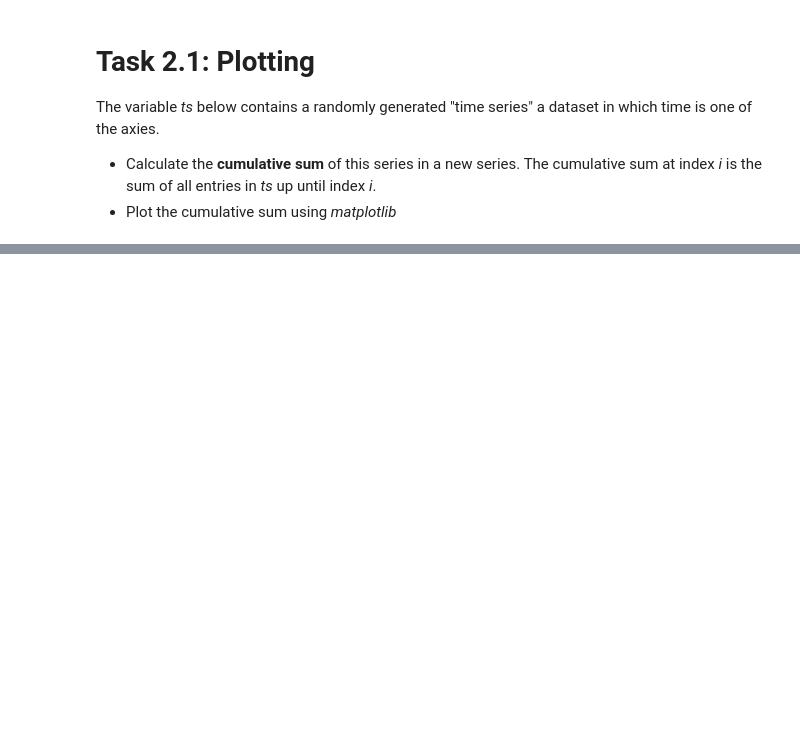
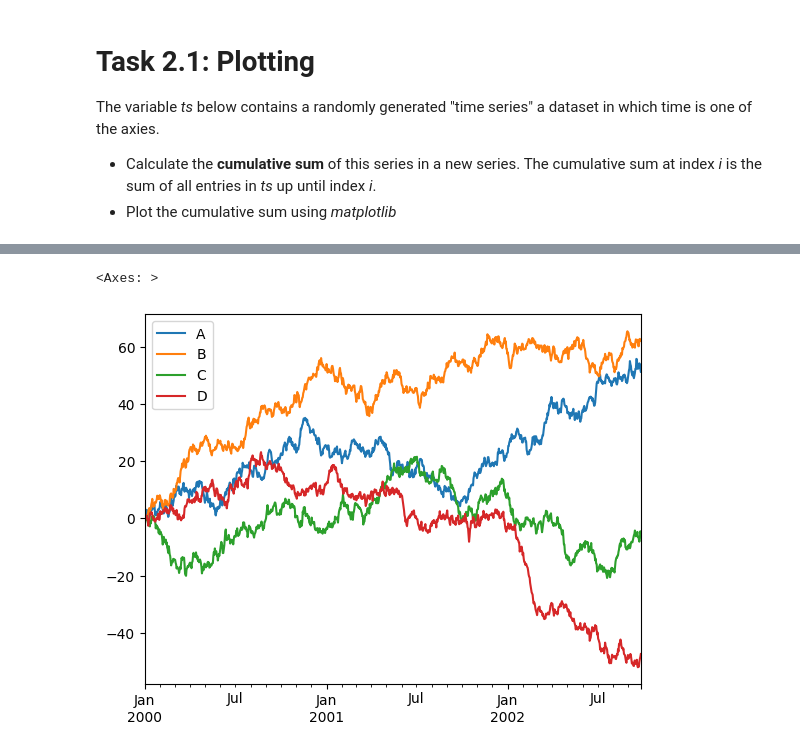
Before and after one commit to Yara-Cordero/M256_YaCor, a Jupyter notebook: Day 1/02_pandasintro.ipynb, the cells around one changed output, grey strips where cells are left out. Drawn from its saved outputs; the diff is of its cells as text; code cells hidden in the pictures; blank space fills up the shorter version.

```diff
--- a/Day 1/02_pandasintro.ipynb
+++ b/Day 1/02_pandasintro.ipynb
@@ -111,4 +127,11 @@ The output should look similar to this:\
 # %%
 df = pd.DataFrame(
     np.random.randn(1000, 4), index=ts.index, columns=["A", "B", "C", "D"]
 )
+
+
+df = df.cumsum()
+df.plot()
+# %% [output]
+<Axes: >
+[figure, added]
```
Also changed, not shown: parts of 7 cells of this notebook.
